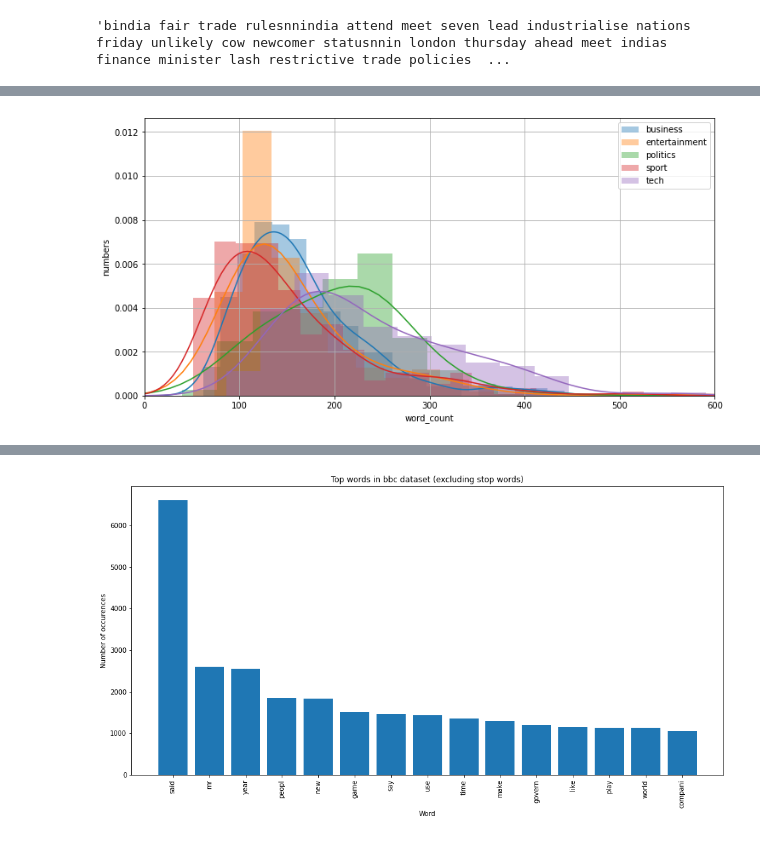
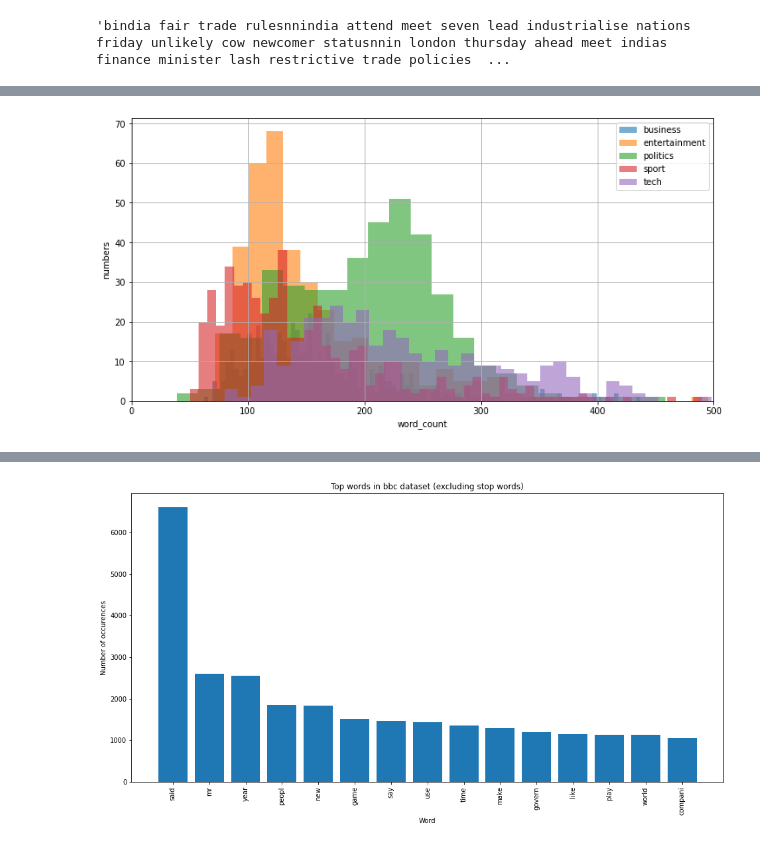
Before and after one commit to soumyajt1991/Topic-Modeling-on-News-Articles, a Jupyter notebook: Soumyajit_Das_Team_3_Topic_Modeling_on_News_Articles_Capstone_Project_3.ipynb, the cells around one changed output, grey strips where cells are left out. Saved outputs shown, nothing was run; the diff lists cells and outputs as text; code cells hidden in the pictures.

```diff
--- a/Soumyajit_Das_Team_3_Topic_Modeling_on_News_Articles_Capstone_Project_3.ipynb
+++ b/Soumyajit_Das_Team_3_Topic_Modeling_on_News_Articles_Capstone_Project_3.ipynb
@@ -361,6 +324,6 @@ want           920
 dtype: int64
 # %%
-freq_words = ['mr','use','xa','xc','tell']
+freq_words = ['use','come','tell']
 # %%
 bbc1['news'] = bbc1['news'].apply(lambda x: " ".join(x for x in x.split() if x not in freq_words))
 # %%
@@ -372,6 +346,6 @@ bbc1.news[0]
 # %%
 # length of documents
 # %%
-bbc1['final_length']=bbc1['news'].apply(len)
+bbc1['length']=bbc1['news'].apply(len)
 bbc1.head()
 # %% [output]
@@ -401,14 +386,0 @@ plt.show()
-# %%
-import matplotlib
-matplotlib.rcParams['figure.figsize'] = (12.0, 6.0)
-sns.distplot(bbc1_business['length'],label='business')
-sns.distplot(bbc1_entertainment['length'],label='entertainment')
-sns.distplot(bbc1_politics['length'],label='politics')
-sns.distplot(bbc1_sport['length'],label='sport')
-sns.distplot(bbc1_tech['length'],label='tech')
-plt.xlabel('length')
-plt.ylabel('numbers')
-plt.legend(loc='upper right')
-plt.xlim(0,5000)
-plt.grid()
-plt.show()
@@ -417,14 +386,0 @@ plt.show()
-# %%
-import matplotlib
-matplotlib.rcParams['figure.figsize'] = (12.0, 6.0)
-sns.distplot(bbc1_business['final_length'],label='business')
-sns.distplot(bbc1_entertainment['final_length'],label='entertainment')
-sns.distplot(bbc1_politics['final_length'],label='politics')
-sns.distplot(bbc1_sport['final_length'],label='sport')
-sns.distplot(bbc1_tech['final_length'],label='tech')
-plt.xlabel('final_length')
-plt.ylabel('numbers')
-plt.legend(loc='upper right')
-plt.xlim(0,4000)
-plt.grid()
-plt.show()
@@ -452,19 +405,20 @@ bbc1_tech = bbc1[bbc1['topics'] == 'tech']
 # %%
 import matplotlib
 matplotlib.rcParams['figure.figsize'] = (12.0, 6.0)
-sns.distplot(bbc1_business['word_count'],label='business')
-sns.distplot(bbc1_entertainment['word_count'],label='entertainment')
-sns.distplot(bbc1_politics['word_count'],label='politics')
-sns.distplot(bbc1_sport['word_count'],label='sport')
-sns.distplot(bbc1_tech['word_count'],label='tech')
+bins = 100
+plt.hist(bbc1_business['word_count'], alpha = 0.6, bins=bins, label='business')
+plt.hist(bbc1_entertainment['word_count'], alpha = 0.6, bins=bins, label='entertainment')
+plt.hist(bbc1_politics['word_count'], alpha = 0.6, bins=bins, label='politics')
+plt.hist(bbc1_sport['word_count'], alpha = 0.6, bins=bins, label='sport')
+plt.hist(bbc1_tech['word_count'], alpha = 0.6, bins=bins, label='tech')
 plt.xlabel('word_count')
 plt.ylabel('numbers')
 plt.legend(loc='upper right')
-plt.xlim(0,600)
+plt.xlim(0,500)
 plt.grid()
 plt.show()
 # %% [output]
-[figure, old version]
+[figure, new version]
 # %%
 # Average Word Length
 # %%
```
Also changed, not shown: parts of 72 cells of this notebook.
